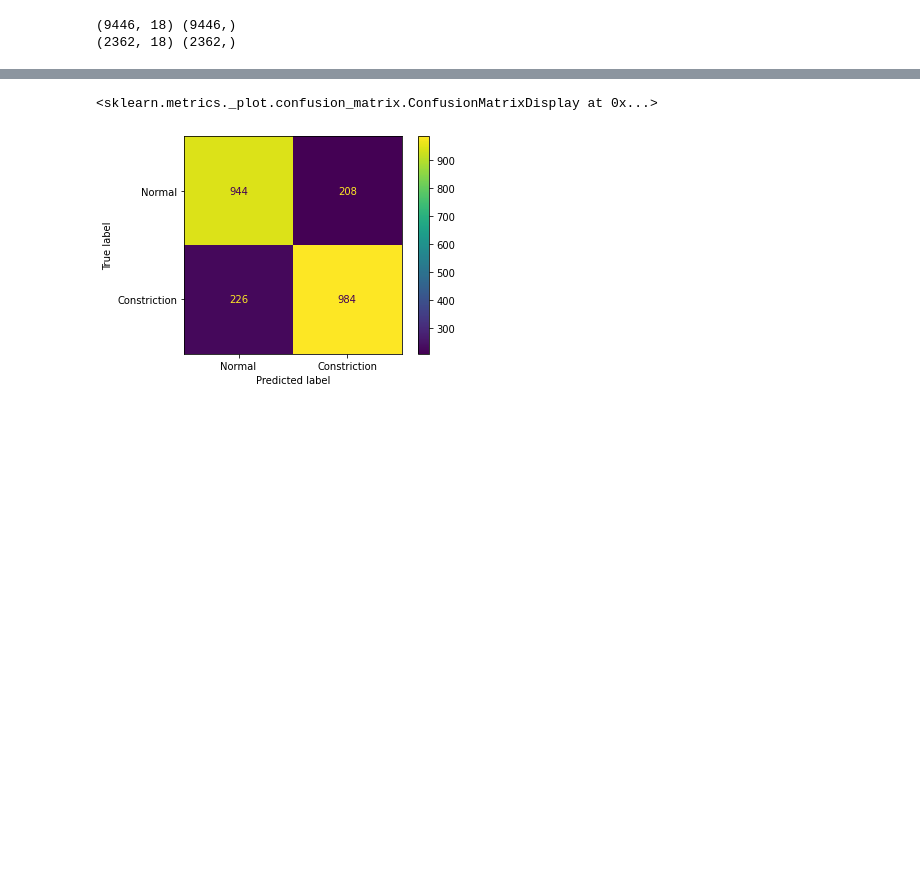
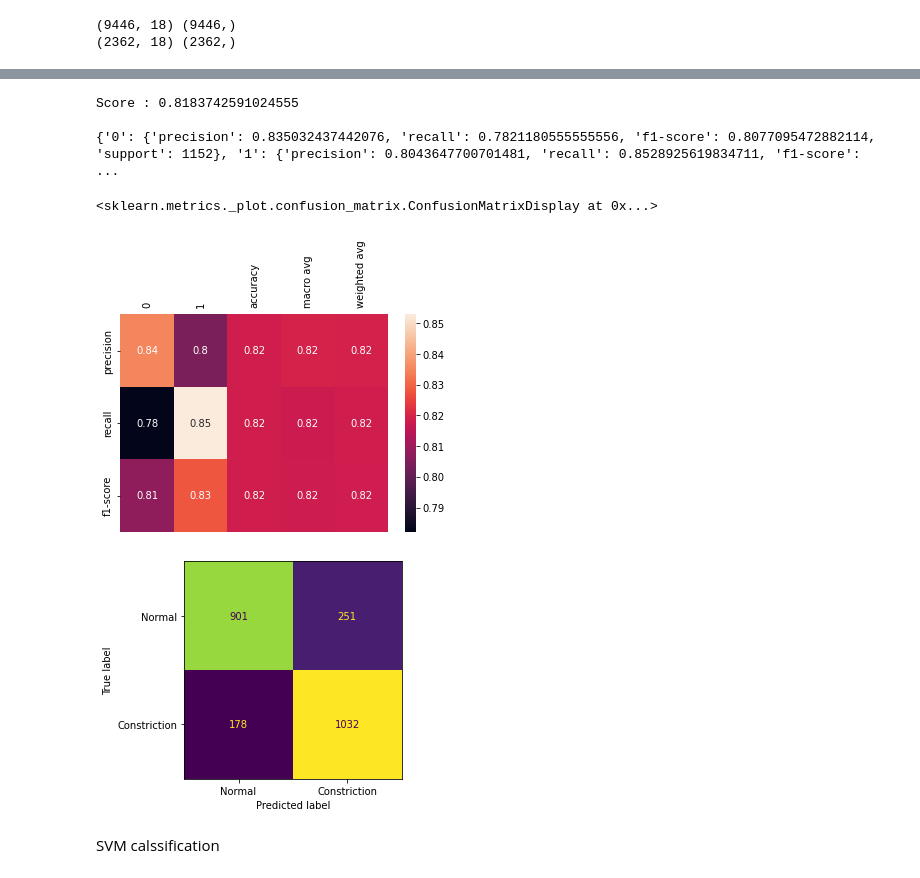
Before and after one commit to HavvaEb/ArcelorMittal_project, a Jupyter notebook: classification.ipynb, the cells around one changed output, grey strips where cells are left out. Drawn from its saved outputs; the diff is of its cells as text; code cells hidden in the pictures; blank space fills up the shorter version.

```diff
--- a/classification.ipynb
+++ b/classification.ipynb
@@ -243,11 +234,25 @@ print(rf_acc_score*100)
-# %%
-from sklearn.metrics import confusion_matrix, ConfusionMatrixDisplay
-cm = confusion_matrix(Y_test,y_pred_tst)
-cmd = ConfusionMatrixDisplay(rf_conf_matrix, display_labels=['Normal','Constriction'])
-cmd.plot()
-# %% [output]
-<sklearn.metrics._plot.confusion_matrix.ConfusionMatrixDisplay at 0x...>
-[figure, removed]
+# %%
+
+# Evaluate your model
+from sklearn.metrics import classification_report, ConfusionMatrixDisplay, confusion_matrix
+
+rep = classification_report(Y_test,rf_predict,output_dict=True)
+print(f"Score : {rf.score(X_test, Y_test)}\n")
+print(rep)
+plt.tick_params(labelbottom = False, bottom=False, labeltop=True)
+sns.heatmap(pd.DataFrame(rep).iloc[:-1, :], annot=True)
+cm = confusion_matrix(Y_test,rf_predict)
+cmd = ConfusionMatrixDisplay(cm, display_labels=['Normal','Constriction'])
+cmd.plot(colorbar=False)
+# %% [output]
+Score : 0.8183742591024555
+
+{'0': {'precision': 0.835032437442076, 'recall': 0.7821180555555556, 'f1-score': 0.8077095472882114, 'support': 1152}, '1': {'precision': 0.8043647700701481, 'recall': 0.8528925619834711, 'f1-score':  ...
+<sklearn.metrics._plot.confusion_matrix.ConfusionMatrixDisplay at 0x...>
+[figure, added]
+[figure, added]
+# %% [markdown]
+SVM calssification
 # %%
 from sklearn import svm
 
```
Also changed, not shown: parts of 19 cells of this notebook.
